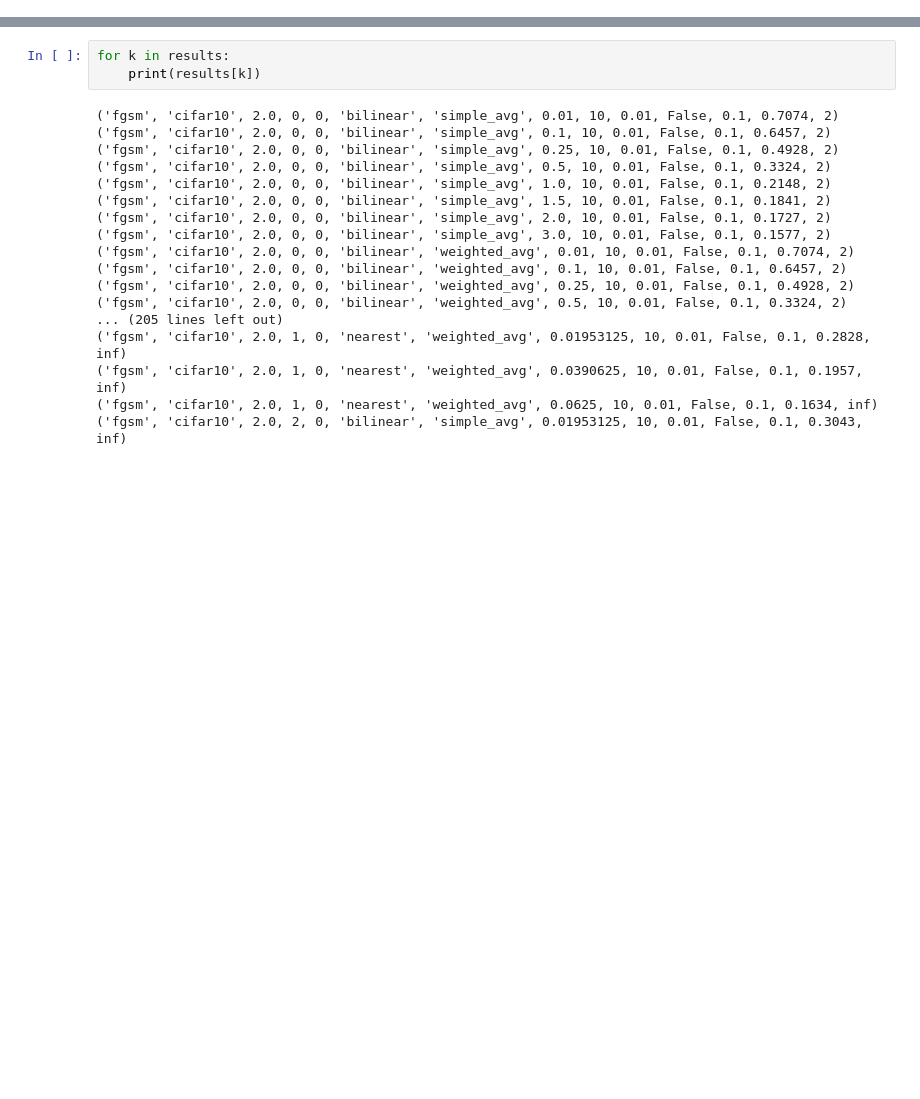
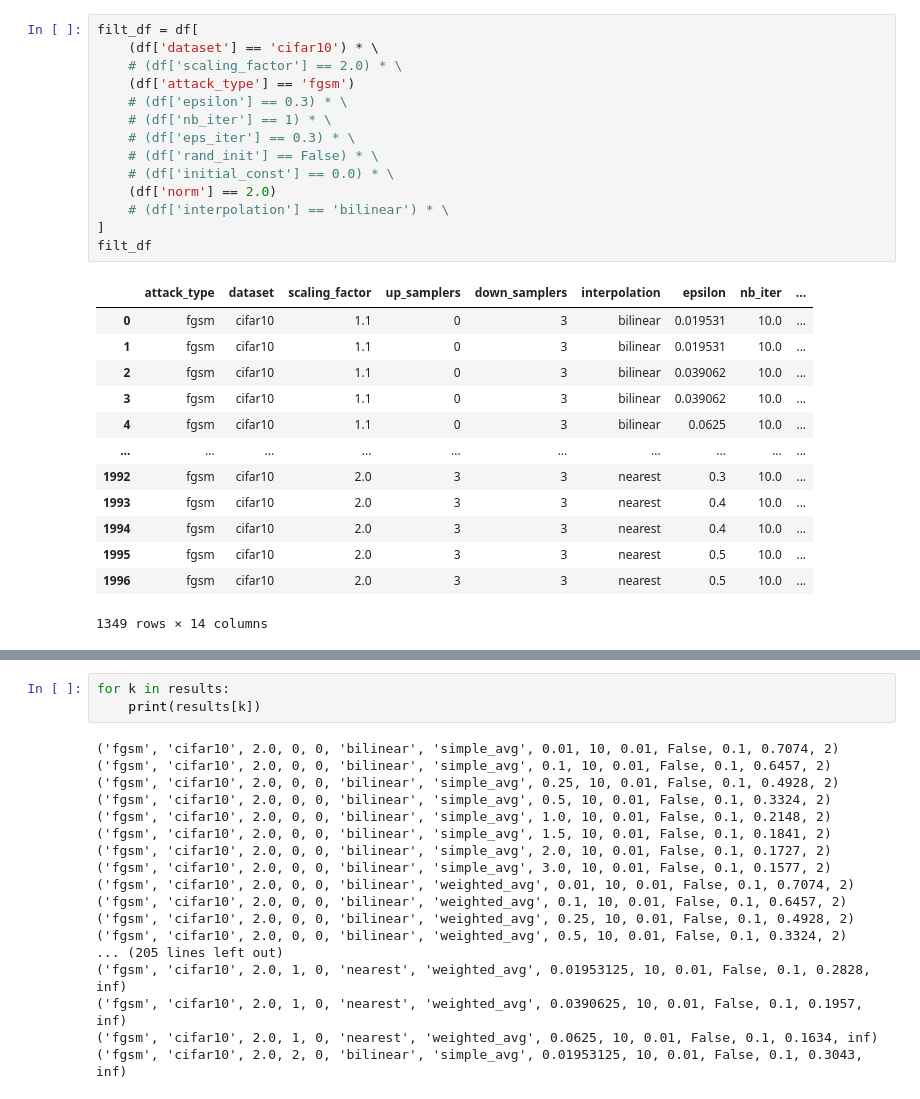
Before and after one commit to JasonTang99/gaussian-pyramid-defense, a Jupyter notebook: plot_exp.ipynb, the cells around one changed output, grey strips where cells are left out. Cells and saved outputs as stored; diff of their text form; blank space fills up the shorter version.

```diff
--- a/plot_exp.ipynb
+++ b/plot_exp.ipynb
@@ -19,0 +132,28 @@ defaultdict(<class 'int'>, {'simple_avg': 111, 'weighted_avg': 110})
+# %%
+filt_df = df[
+    (df['dataset'] == 'cifar10') * \
+    # (df['scaling_factor'] == 2.0) * \
+    (df['attack_type'] == 'fgsm')
+    # (df['epsilon'] == 0.3) * \
+    # (df['nb_iter'] == 1) * \
+    # (df['eps_iter'] == 0.3) * \
+    # (df['rand_init'] == False) * \
+    # (df['initial_const'] == 0.0) * \
+    (df['norm'] == 2.0)
+    # (df['interpolation'] == 'bilinear') * \
+]
+filt_df
+# %% [output]
+|  | attack_type | dataset | scaling_factor | up_samplers | down_samplers | interpolation | epsilon | nb_iter | ... |
+| 0 | fgsm | cifar10 | 1.1 | 0 | 3 | bilinear | 0.019531 | 10.0 | ... |
+| 1 | fgsm | cifar10 | 1.1 | 0 | 3 | bilinear | 0.019531 | 10.0 | ... |
+| 2 | fgsm | cifar10 | 1.1 | 0 | 3 | bilinear | 0.039062 | 10.0 | ... |
+| 3 | fgsm | cifar10 | 1.1 | 0 | 3 | bilinear | 0.039062 | 10.0 | ... |
+| 4 | fgsm | cifar10 | 1.1 | 0 | 3 | bilinear | 0.0625 | 10.0 | ... |
+| ... | ... | ... | ... | ... | ... | ... | ... | ... | ... |
+| 1992 | fgsm | cifar10 | 2.0 | 3 | 3 | nearest | 0.3 | 10.0 | ... |
+| 1993 | fgsm | cifar10 | 2.0 | 3 | 3 | nearest | 0.4 | 10.0 | ... |
+| 1994 | fgsm | cifar10 | 2.0 | 3 | 3 | nearest | 0.4 | 10.0 | ... |
+| 1995 | fgsm | cifar10 | 2.0 | 3 | 3 | nearest | 0.5 | 10.0 | ... |
+| 1996 | fgsm | cifar10 | 2.0 | 3 | 3 | nearest | 0.5 | 10.0 | ... |
+1349 rows × 14 columns
```
Also changed, not shown: parts of 14 cells of this notebook, 23 other files.
